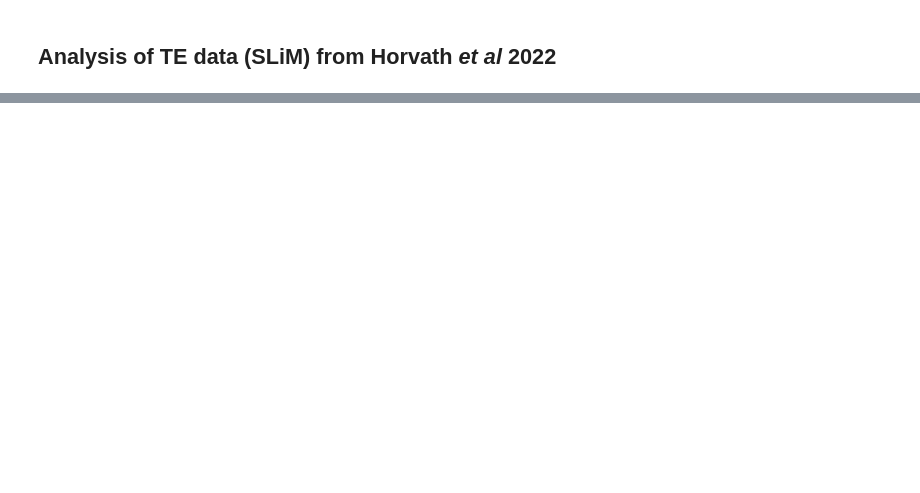
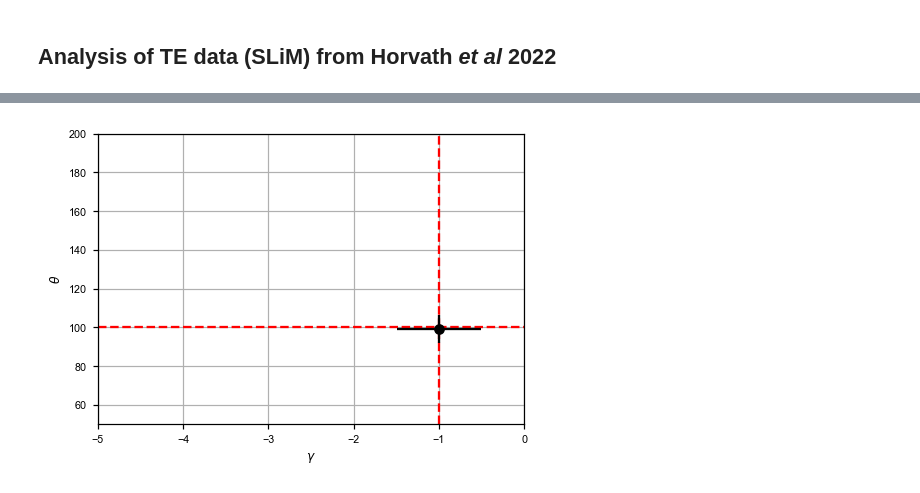
Before and after one commit to VivaswatS/selCoefEst, a Jupyter notebook: TE-analysis.ipynb, the cells around one changed output, grey strips where cells are left out. Drawn from its saved outputs; the diff is of its cells as text; code cells hidden in the pictures; blank space fills up the shorter version.

```diff
--- a/TE-analysis.ipynb
+++ b/TE-analysis.ipynb
@@ -74,0 +54,28 @@ for g in np.linspace(0,1,10):
+# %%
+## simulate the data, simple: single gamma, single theta
+fsa = run_mom_iterate_constant(10000, 200, -10/10000, 10000, 100, {})
+fsa[fsa<0] = -fsa[fsa<0]
+
+mask = np.zeros_like(fsa); mask[0,:] = 1; mask[:,0] = 1
+SMS = np.zeros_like(fsa)
+for i in range(1,SMS.shape[0]):
+    for j in range(1,SMS.shape[1]):
+        SMS[i,j] = rng.poisson(fsa[-i,j],1)
+SMSmask = np.ma.array(SMS,mask=mask)
+# %%
+# -10**sp.optimize.minimize_scalar(get_ll_freqageconstant,args=({'sms':SMSmask,'theta':500,'N':10000,'p_misid':0,'gens':10000},200)).x
+# get_ll_thetaconstant(np.log10([10,500]),{'sms':SMSmask,'N':10000,'gens':10000},200)
+# nsims = 15
+estpar = np.zeros((nsims,2))
+for n in range(nsims):
+    SMS = np.zeros_like(fsa)
+    for i in range(1,SMS.shape[0]):
+        for j in range(1,SMS.shape[1]):
+            SMS[i,j] = rng.poisson(fsa[-i,j],1)
+    SMSmask = np.ma.array(SMS,mask=mask)
+
+    tempres = sp.optimize.minimize(get_ll_thetaconstant,x0=np.log10([10,10]),method='Nelder-Mead',args=({'sms':SMSmask,'N':10000,'gens':10000},200),bounds=((-3,3),(0,4)))
+    estpar[n,0] = -10**tempres.x[0]
+    estpar[n,1] = 10**tempres.x[1]
+    print(estpar[n,])
+# sp.optimize.minimize(get_ll_thetaconstant,x0=np.log10([10,100]),method='Nelder-Mead',args=({'sms':SMSmask,'N':10000,'gens':10000},200),bounds=((-3,3),(0,4)))
@@ -74,0 +98,5 @@ for g in np.linspace(0,1,10):
+# %%
+plt.axvline(-1,color='red',ls='--'); plt.axhline(100,color='red',ls='--'); plt.grid(); plt.ylim((50,200))
+plt.errorbar(np.mean(estpar[:,0]),np.mean(estpar[:,1]),xerr=np.std(estpar[:,0]),yerr=np.std(estpar[:,1]),fmt='ko'); plt.xlabel(r'$\gamma$'); plt.ylabel(r'$\theta$'); plt.xlim((-5,0));
+# %% [output]
+[figure, added]
```
Also changed, not shown: parts of 12 cells of this notebook, 3 other files.
